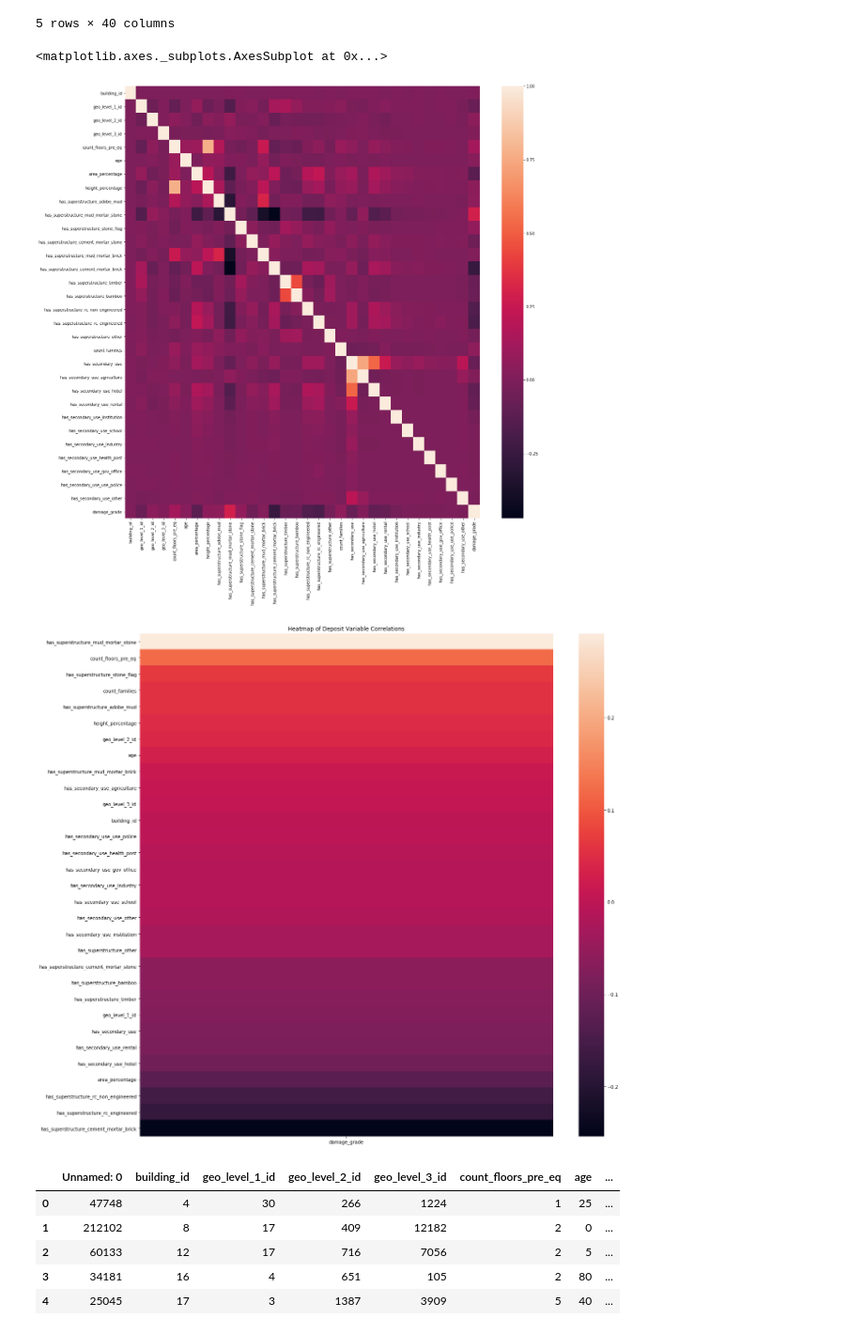
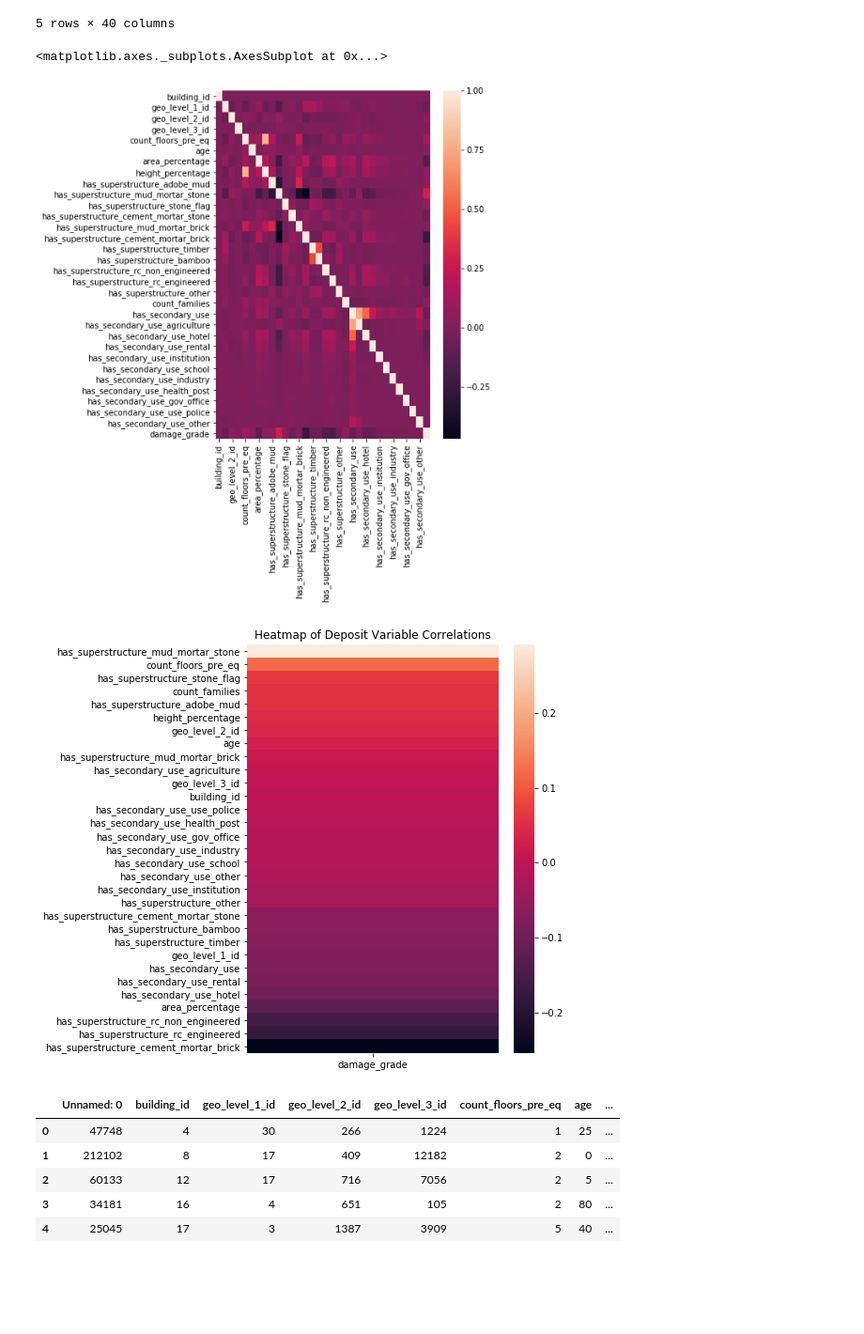
Before and after one commit to vidhur2k/Earthquake-Prediction, a Jupyter notebook: preprocessing.ipynb, the cells around one changed output. Shown at 94% size. Saved outputs shown, nothing was run; the diff lists cells and outputs as text; code cells hidden in the pictures; blank space fills up the shorter version.

```diff
--- a/preprocessing.ipynb
+++ b/preprocessing.ipynb
@@ -87,11 +88,11 @@ df.head()
 # %%
 df.to_csv("data/labeled_train.csv")
 # %%
-plt.rcParams["figure.figsize"] = (20,20)
+plt.rcParams["figure.figsize"] = (6,8)
 sns.heatmap(df.corr())
 # %% [output]
 <matplotlib.axes._subplots.AxesSubplot at 0x...>
-[figure, old version]
+[figure, new version]
 # %%
 DEPOSIT_COLUMN = 'damage_grade'
 correlation_matrix = df.corr()
@@ -106,6 +107,6 @@ def plot_deposit_correlations(data):
 
 plot_deposit_correlations(df)
 # %% [output]
-[figure, old version]
+[figure, new version]
 # %%
 df = pd.read_csv("data/labeled_train.csv")
```
Also changed, not shown: parts of 10 cells of this notebook, 13 other files.
